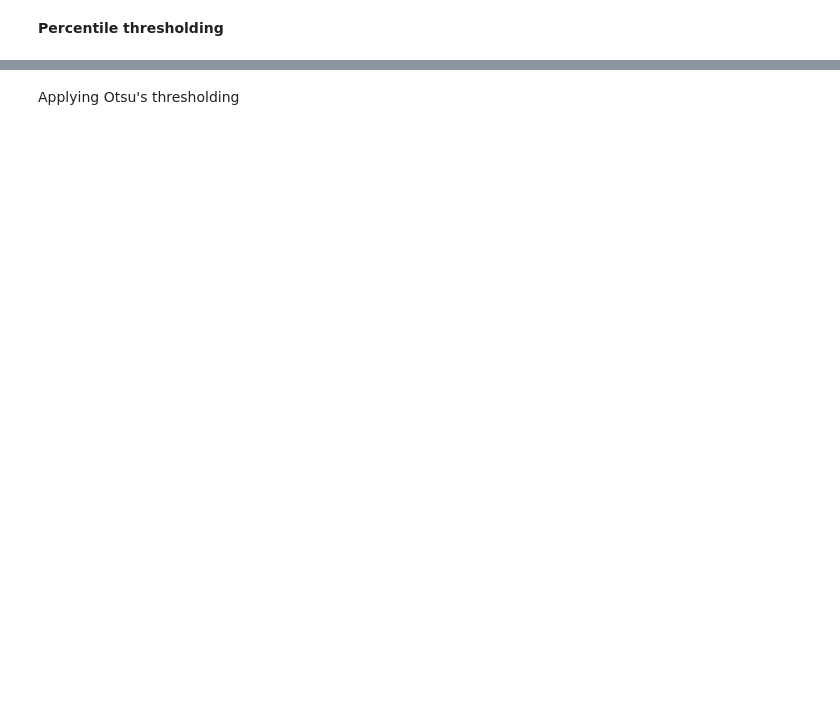
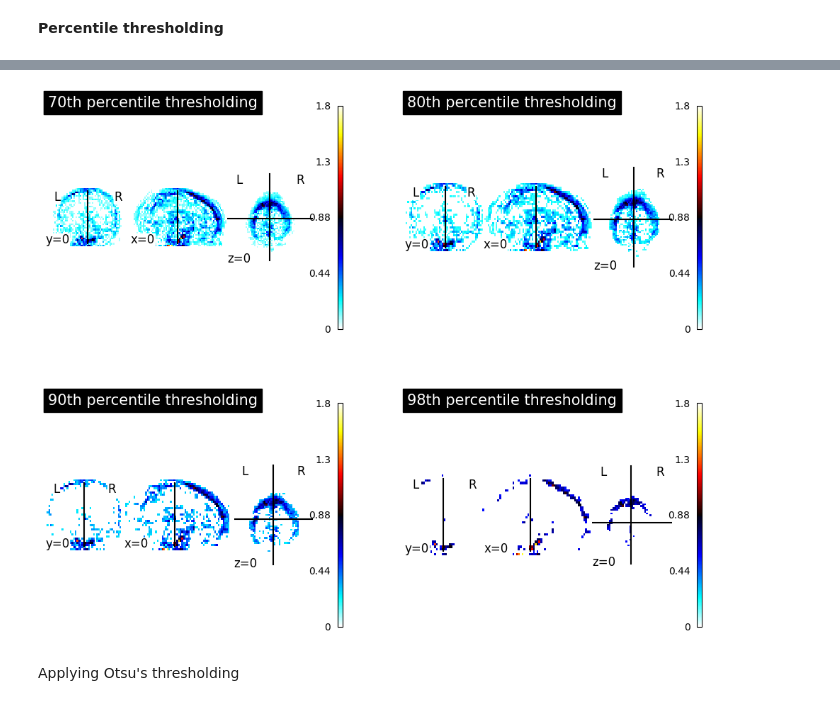
Before and after one commit to Bikesh14/FunctionalNeuroimaging-ADHD, a Jupyter notebook: main.ipynb, the cells around one changed output, grey strips where cells are left out. Drawn from its saved outputs; the diff is of its cells as text; code cells hidden in the pictures; blank space fills up the shorter version.

```diff
--- a/main.ipynb
+++ b/main.ipynb
@@ -193,3 +379,42 @@ plotting.show()
+# %%
+from nilearn import plotting, image
+
+percentiles = [70, 80, 90, 98]
+
+fig, axes = plt.subplots(2, 2, figsize=(12, 10))
+axes = axes.flatten()  # Flatten the 2x2 grid for easier indexing
+
+for i, percentile in enumerate(percentiles):
+    # Calculate the threshold value
+    percentile_value = np.percentile(sd_diff_flattened, percentile)
+    title= f"{percentile}th percentile thresholding"
+    # Create a new matrix based on the threshold
+    thresholded_matrix = np.where(sd_diff_matrix > percentile_value, sd_diff_matrix, 0)
+
+    # Check if the matrix contains any non-zero values
+    if np.count_nonzero(thresholded_matrix) == 0:
+        print(f"No data above the {percentile}th percentile threshold.")
+        continue  # Skip plotting if there's no data
+
+    thresholded_image = nib.Nifti1Image(thresholded_matrix, affine=affine, header=header)
+
+    # Plot each thresholded image in a subplot
+    plotting.plot_stat_map(
+        thresholded_image,
+        title=title,
+        display_mode='ortho',
+        threshold=0,
+        cut_coords=(0, 0, 0),
+        colorbar=True,
+        bg_img=None,
+        axes=axes[i],
+        figure=fig
+    )
+
+# Show the combined plots
+plt.show()
+# %% [output]
+[figure, added]
 # %% [markdown]
 
 Applying Otsu's thresholding
```
Also changed, not shown: parts of 31 cells of this notebook.
